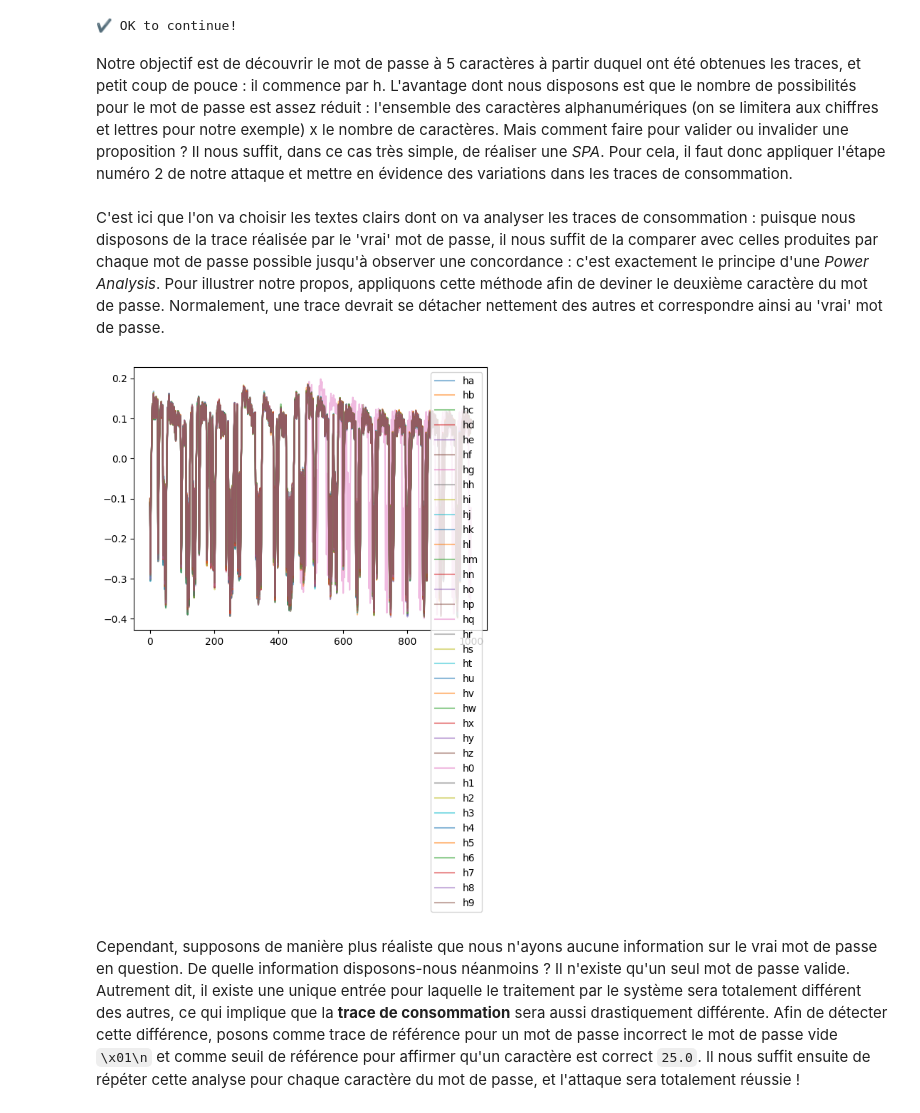
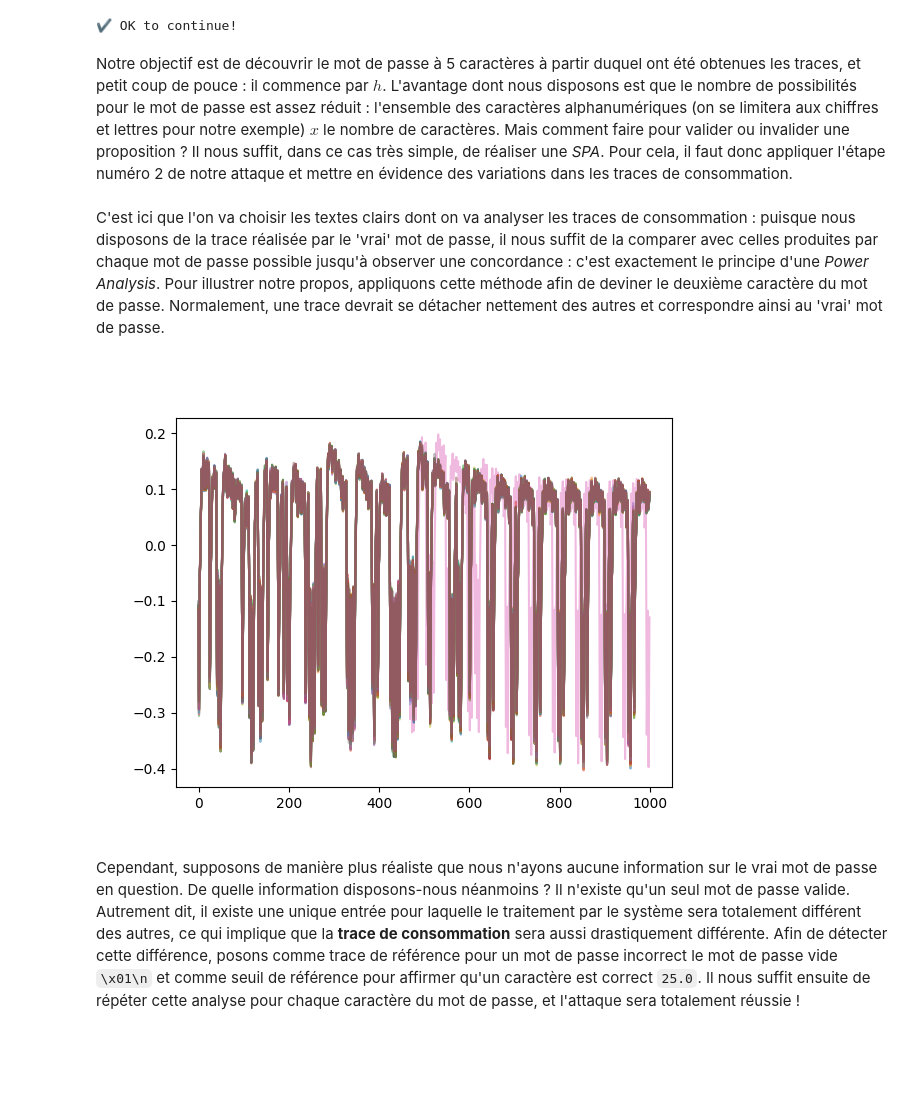
Before and after one commit to espicier/SideChannels, a Jupyter notebook: homemade_labs/SPA_attacks.ipynb, the cells around one changed output. Cells and saved outputs as stored; diff of their text form; code cells hidden in the pictures; blank space fills up the shorter version.

```diff
--- a/homemade_labs/SPA_attacks.ipynb
+++ b/homemade_labs/SPA_attacks.ipynb
@@ -26,23 +26,35 @@ print("✔️ OK to continue!")
 # %% [output]
 ✔️ OK to continue!
 # %% [markdown]
-Notre objectif est de découvrir le mot de passe à 5 caractères à partir duquel ont été obtenues les traces, et petit coup de pouce : il commence par h.
-L'avantage dont nous disposons est que le nombre de possibilités pour le mot de passe est assez réduit : l'ensemble des caractères alphanumériques (on se limitera aux chiffres et lettres pour notre exemple) x le nombre de caractères. Mais comment faire pour valider ou invalider une proposition ? Il nous suffit, dans ce cas très simple, de réaliser une *SPA*. Pour cela, il faut donc appliquer l'étape numéro 2 de notre attaque et mettre en évidence des variations dans les traces de consommation.
+Notre objectif est de découvrir le mot de passe à 5 caractères à partir duquel ont été obtenues les traces, et petit coup de pouce : il commence par $h$.
+L'avantage dont nous disposons est que le nombre de possibilités pour le mot de passe est assez réduit : l'ensemble des caractères alphanumériques (on se limitera aux chiffres et lettres pour notre exemple) $x$ le nombre de caractères. Mais comment faire pour valider ou invalider une proposition ? Il nous suffit, dans ce cas très simple, de réaliser une *SPA*. Pour cela, il faut donc appliquer l'étape numéro 2 de notre attaque et mettre en évidence des variations dans les traces de consommation.
 # %% [markdown]
 C'est ici que l'on va choisir les textes clairs dont on va analyser les traces de consommation : puisque nous disposons de la trace réalisée par le 'vrai' mot de passe, il nous suffit de la comparer avec celles produites par chaque mot de passe possible jusqu'à observer une concordance : c'est exactement le principe d'une *Power Analysis*. Pour illustrer notre propos, appliquons cette méthode afin de deviner le deuxième caractère du mot de passe. Normalement, une trace devrait se détacher nettement des autres et correspondre ainsi au 'vrai' mot de passe.
 # %%
 import matplotlib.pyplot as plt
+import mplcursors
+%matplotlib ipympl
+"""
 plt.figure()
 
 LIST_OF_VALID_CHARACTERS: str = "abcdefghijklmnopqrstuvwxyz0123456789"
 for CHARACTER in LIST_OF_VALID_CHARACTERS:
     trace = cap_pass_trace("h" + CHARACTER + "\n")
     plt.plot(trace[:1000], alpha=0.5, label="h" + CHARACTER)
 
 plt.legend()
 plt.show()
+"""
+fig1, ax1 = plt.subplots()
+LIST_OF_VALID_CHARACTERS: str = "abcdefghijklmnopqrstuvwxyz0123456789"
+for CHARACTER in LIST_OF_VALID_CHARACTERS:
+    trace = cap_pass_trace("h" + CHARACTER + "\n")
+    ax1.plot(trace[:1000], alpha=0.5, label="h" + CHARACTER)
+
+mplcursors.cursor(ax1, hover=True)
+plt.show()
 # %% [output]
-[figure, old version]
+[figure, new version]
 # %% [markdown]
 Cependant, supposons de manière plus réaliste que nous n'ayons aucune information sur le vrai mot de passe en question. De quelle information disposons-nous néanmoins ? Il n'existe qu'un seul mot de passe valide. Autrement dit, il existe une unique entrée pour laquelle le traitement par le système sera totalement différent des autres, ce qui implique que la **trace de consommation** sera aussi drastiquement différente.
 Afin de détecter cette différence, posons comme trace de référence pour un mot de passe incorrect le mot de passe vide `\x01\n` et comme seuil de référence pour affirmer qu'un caractère est correct `25.0`. Il nous suffit ensuite de répéter cette analyse pour chaque caractère du mot de passe, et l'attaque sera totalement réussie !
```
Also changed, not shown: parts of 1 cell of this notebook.
